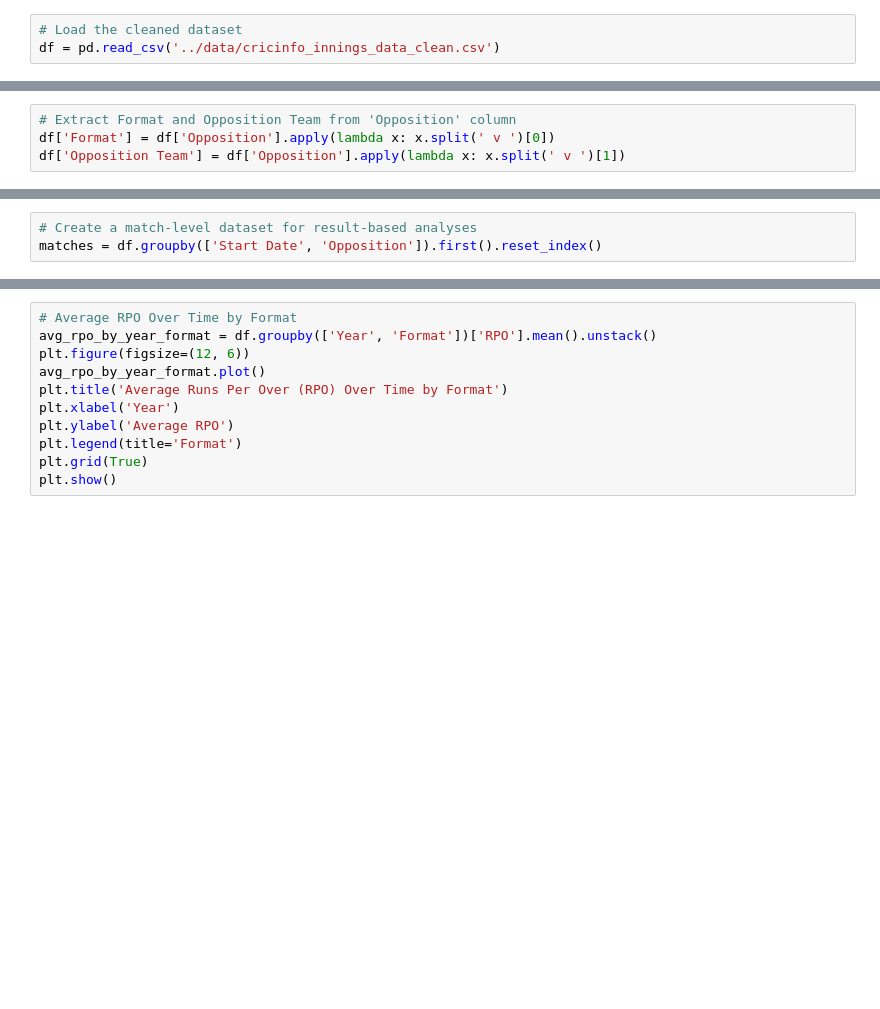
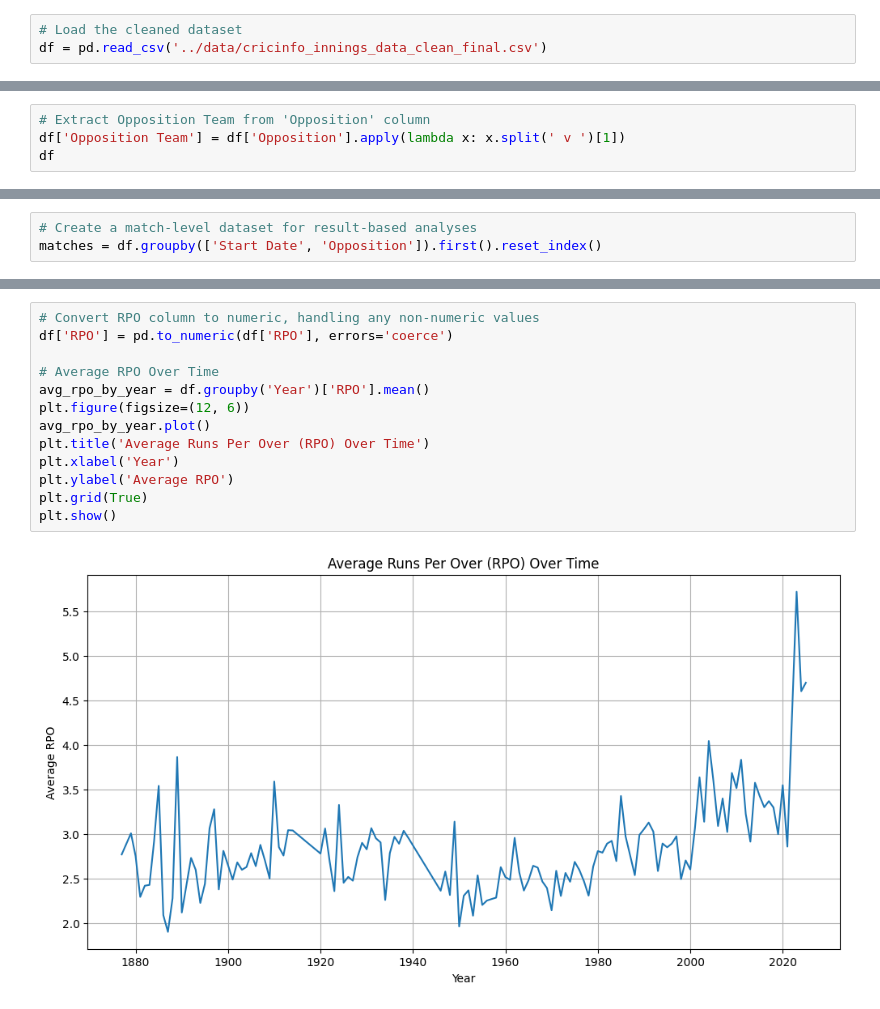
Before and after one commit to Tanjeelur/python_task-game_eda_analysis-, a Jupyter notebook: eda/analysis.ipynb, the cells around one changed output, grey strips where cells are left out. Saved outputs shown, nothing was run; the diff lists cells and outputs as text; blank space fills up the shorter version.

Commit message:
updated the data cleaning part and fixed all the bugs

```diff
--- a/eda/analysis.ipynb
+++ b/eda/analysis.ipynb
@@ -42,6 +170,6 @@ import seaborn as sns
 # %%
 # Load the cleaned dataset
-df = pd.read_csv('../data/cricinfo_innings_data_clean.csv')
+df = pd.read_csv('../data/cricinfo_innings_data_clean_final.csv')
 # %%
 # Convert 'Start Date' to datetime again (as it may be read as string from CSV)
 df['Start Date'] = pd.to_datetime(df['Start Date'], errors='coerce')
@@ -48,4 +191,4 @@ df['Start Date'] = pd.to_datetime(df['Start Date'], errors='coerce')
 # %%
-# Extract Format and Opposition Team from 'Opposition' column
-df['Format'] = df['Opposition'].apply(lambda x: x.split(' v ')[0])
+# Extract Opposition Team from 'Opposition' column
 df['Opposition Team'] = df['Opposition'].apply(lambda x: x.split(' v ')[1])
+df
@@ -85,14 +252,18 @@ plt.show()
 # %%
-# Average RPO Over Time by Format
-avg_rpo_by_year_format = df.groupby(['Year', 'Format'])['RPO'].mean().unstack()
+# Convert RPO column to numeric, handling any non-numeric values
+df['RPO'] = pd.to_numeric(df['RPO'], errors='coerce')
+
+# Average RPO Over Time
+avg_rpo_by_year = df.groupby('Year')['RPO'].mean()
 plt.figure(figsize=(12, 6))
-avg_rpo_by_year_format.plot()
-plt.title('Average Runs Per Over (RPO) Over Time by Format')
+avg_rpo_by_year.plot()
+plt.title('Average Runs Per Over (RPO) Over Time')
 plt.xlabel('Year')
 plt.ylabel('Average RPO')
-plt.legend(title='Format')
 plt.grid(True)
 plt.show()
+# %% [output]
+[figure, added]
 # %%
 # Results by Decade (Match-Level)
 matches['Decade'] = (matches['Start Date'].dt.year // 10) * 10
```
Also changed, not shown: parts of 26 cells of this notebook, 9 other files.
